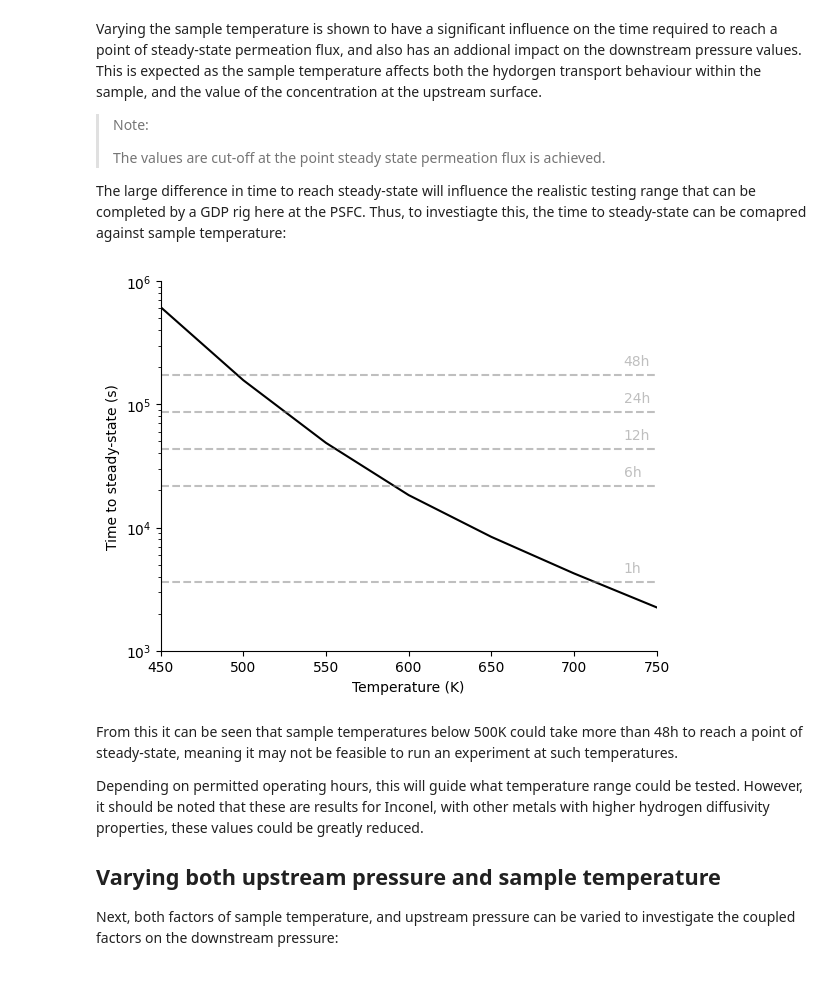
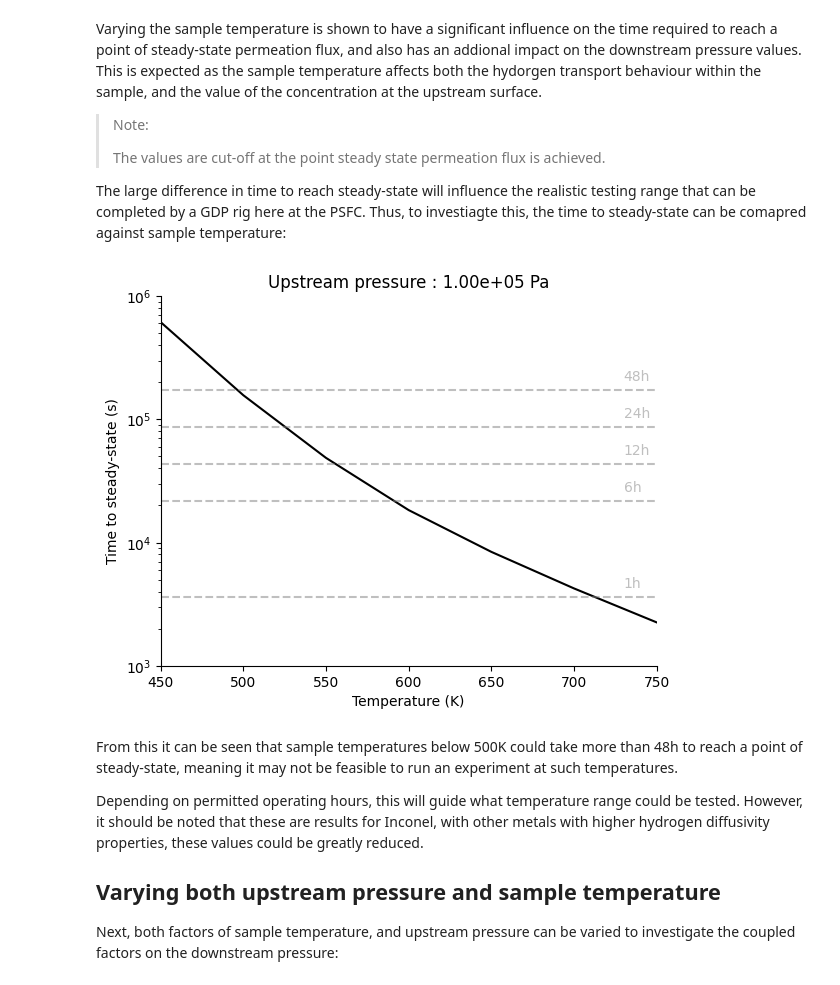
Before and after one commit to jhdark/MSPBPermSim, a Jupyter notebook: experimental_parameter_space/experimental_parameter_space_investigation.ipynb, the cells around one changed output. Drawn from its saved outputs; the diff is of its cells as text; code cells hidden in the pictures.

```diff
--- a/experimental_parameter_space/experimental_parameter_space_investigation.ipynb
+++ b/experimental_parameter_space/experimental_parameter_space_investigation.ipynb
@@ -207,36 +205,37 @@ for T in test_temperature_values:
     t = run_data["ts"]
     surface_flux = run_data["solute_flux_surface_2_H_m2_s1"] * -1
     time_ind = np.where(surface_flux > 0.999 * surface_flux[-1])[0][0]
     time_to_steady.append(t[time_ind])
 
 plt.figure()
 
 plt.plot(test_temperature_values, time_to_steady, color="black")
 plt.ylabel(r"Time to steady-state (s)")
 plt.xlabel(r"Temperature (K)")
 plt.yscale("log")
 plt.xlim(450, 750)
 plt.ylim(1e3, 1e6)
 hour = 3600
 
 for value in [1, 6, 12, 24, 48]:
     plt.hlines(
         y=hour * value,
         xmin=400,
         xmax=750,
         color="grey",
         alpha=0.5,
         linestyle="dashed",
     )
     plt.annotate(f"{value}h", xy=[730, hour * value * 1.2], color="grey", alpha=0.5)
 
+plt.title(f"Upstream pressure : {example_P_up:.2e} Pa")
+
 ax = plt.gca()
 ax.spines["top"].set_visible(False)
 ax.spines["right"].set_visible(False)
-
-plt.savefig("results/figures/steady state times.png")
+plt.show()
 # %% [output]
-[figure, old version]
+[figure, new version]
 # %% [markdown]
 From this it can be seen that sample temperatures below 500K could take more than 48h to reach a point of steady-state, meaning it may not be feasible to run an experiment at such temperatures.
 
```
Also changed, not shown: parts of 10 cells of this notebook.
